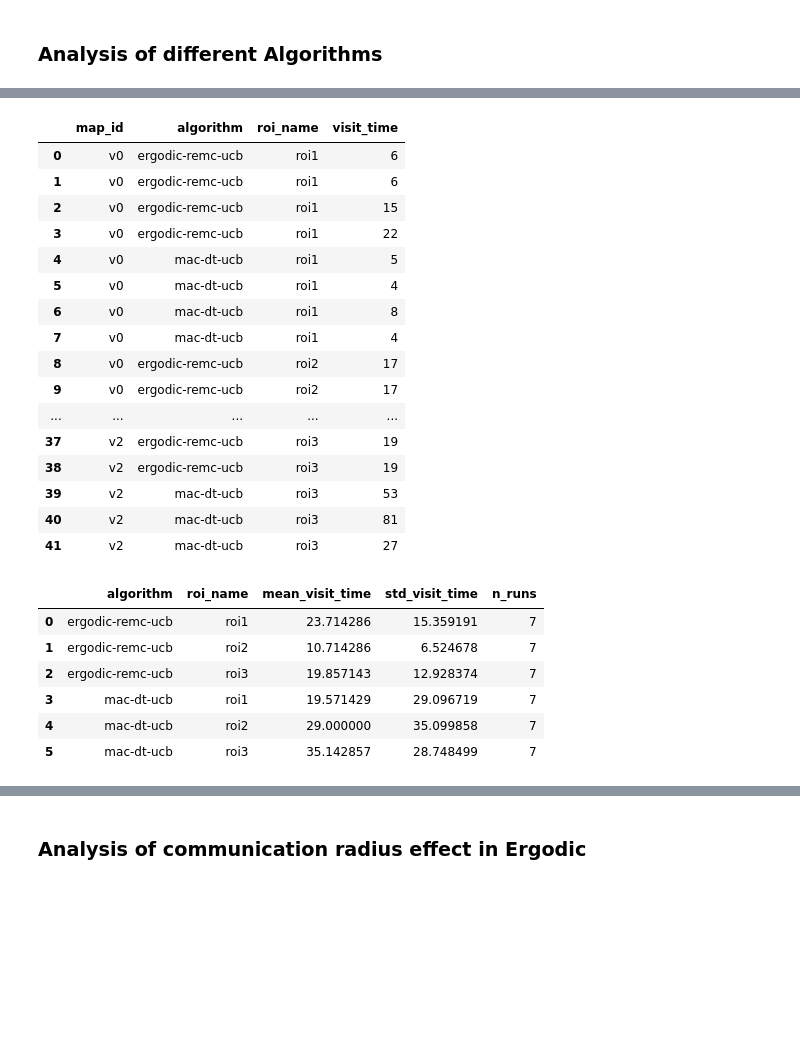
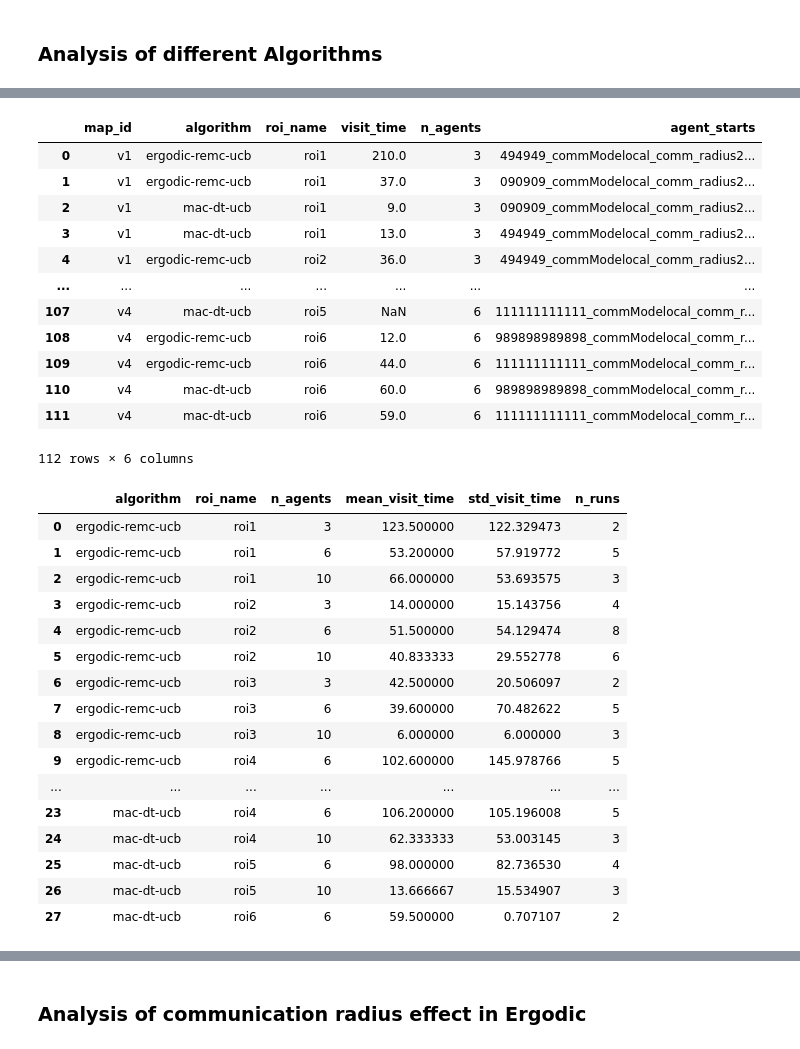
Before and after one commit to sastry-group/MAES, a Jupyter notebook: viz/plot_multiple_methods.ipynb, the cells around one changed output, grey strips where cells are left out. Saved outputs shown, nothing was run; the diff lists cells and outputs as text; code cells hidden in the pictures; blank space fills up the shorter version.

```diff
--- a/viz/plot_multiple_methods.ipynb
+++ b/viz/plot_multiple_methods.ipynb
@@ -145,7 +155,7 @@ def recover_state_index_map(data):
 # %% [markdown]
 ### Analysis of different Algorithms
 # %%
-BATCH_DIR = Path("/home/gaby/Documents/UCB/AAM/GIT/sastryrepo/MarkovErgodic/MAES/results/plannerComparisonSmallGrid")
+BATCH_DIR = Path("/home/gaby/Documents/UCB/AAM/GIT/sastryrepo/MarkovErgodic/MAES/results/plannerComparison10x10Grid")
 for run_dir in list(BATCH_DIR.iterdir()):
     npz = load_run_npz(run_dir)
     print(run_dir.name, "→", get_method_label(npz))
@@ -177,6 +189,7 @@ for run_dir in BATCH_DIR.iterdir():
     npz = load_run_npz(run_dir)
     label = get_method_label(npz)
     map_id = extract_map_id_from_name(run_dir.name)
+    agent_starts = run_dir.name.split("starts")[-1]
 
     roi_rc   = npz["roi_rc"]                  # (n_roi_cells, 2)
     roi_name = npz["roi_name"]                # (n_roi_cells,)
@@ -192,6 +205,9 @@ for run_dir in BATCH_DIR.iterdir():
             "algorithm": label,
             "roi_name": name,
             "visit_time": t if t >= 0 else np.nan,
+            "n_agents": npz["n_agents"].item() if "n_agents" in npz else None,
+            "agent_starts": agent_starts
+
         })
 
 roi_df = pd.DataFrame(roi_rows)
@@ -199,45 +215,54 @@ roi_df = roi_df.sort_values(
     ["map_id", "roi_name", "algorithm"]
 ).reset_index(drop=True)
 
-roi_df
+from IPython.display import display
+
+display(roi_df)
+# roi_df
 # %% [output]
-|  | map_id | algorithm | roi_name | visit_time |
-| 0 | v0 | ergodic-remc-ucb | roi1 | 6 |
-| 1 | v0 | ergodic-remc-ucb | roi1 | 6 |
-| 2 | v0 | ergodic-remc-ucb | roi1 | 15 |
-| 3 | v0 | ergodic-remc-ucb | roi1 | 22 |
-| 4 | v0 | mac-dt-ucb | roi1 | 5 |
-| 5 | v0 | mac-dt-ucb | roi1 | 4 |
-| 6 | v0 | mac-dt-ucb | roi1 | 8 |
-| 7 | v0 | mac-dt-ucb | roi1 | 4 |
-| 8 | v0 | ergodic-remc-ucb | roi2 | 17 |
-| 9 | v0 | ergodic-remc-ucb | roi2 | 17 |
-| ... | ... | ... | ... | ... |
-| 37 | v2 | ergodic-remc-ucb | roi3 | 19 |
-| 38 | v2 | ergodic-remc-ucb | roi3 | 19 |
-| 39 | v2 | mac-dt-ucb | roi3 | 53 |
-| 40 | v2 | mac-dt-ucb | roi3 | 81 |
-| 41 | v2 | mac-dt-ucb | roi3 | 27 |
+|  | map_id | algorithm | roi_name | visit_time | n_agents | agent_starts |
+| 0 | v1 | ergodic-remc-ucb | roi1 | 210.0 | 3 | 494949_commModelocal_comm_radius2... |
+| 1 | v1 | ergodic-remc-ucb | roi1 | 37.0 | 3 | 090909_commModelocal_comm_radius2... |
+| 2 | v1 | mac-dt-ucb | roi1 | 9.0 | 3 | 090909_commModelocal_comm_radius2... |
+| 3 | v1 | mac-dt-ucb | roi1 | 13.0 | 3 | 494949_commModelocal_comm_radius2... |
+| 4 | v1 | ergodic-remc-ucb | roi2 | 36.0 | 3 | 494949_commModelocal_comm_radius2... |
+| ... | ... | ... | ... | ... | ... | ... |
+| 107 | v4 | mac-dt-ucb | roi5 | NaN | 6 | 111111111111_commModelocal_comm_r... |
+| 108 | v4 | ergodic-remc-ucb | roi6 | 12.0 | 6 | 989898989898_commModelocal_comm_r... |
+| 109 | v4 | ergodic-remc-ucb | roi6 | 44.0 | 6 | 111111111111_commModelocal_comm_r... |
+| 110 | v4 | mac-dt-ucb | roi6 | 60.0 | 6 | 989898989898_commModelocal_comm_r... |
+| 111 | v4 | mac-dt-ucb | roi6 | 59.0 | 6 | 111111111111_commModelocal_comm_r... |
+112 rows × 6 columns
 # %%
 summary = (
     roi_df
-    .groupby(["algorithm", "roi_name"], as_index=False)
+    .groupby(["algorithm", "roi_name","n_agents"], as_index=False)
     .agg(
         mean_visit_time=("visit_time", "mean"),
         std_visit_time=("visit_time", "std"),
         n_runs=("visit_time", "count"),
     )
 )
 
 summary
 # %% [output]
-|  | algorithm | roi_name | mean_visit_time | std_visit_time | n_runs |
-| 0 | ergodic-remc-ucb | roi1 | 23.714286 | 15.359191 | 7 |
-| 1 | ergodic-remc-ucb | roi2 | 10.714286 | 6.524678 | 7 |
-| 2 | ergodic-remc-ucb | roi3 | 19.857143 | 12.928374 | 7 |
-| 3 | mac-dt-ucb | roi1 | 19.571429 | 29.096719 | 7 |
-| 4 | mac-dt-ucb | roi2 | 29.000000 | 35.099858 | 7 |
-| 5 | mac-dt-ucb | roi3 | 35.142857 | 28.748499 | 7 |
+|  | algorithm | roi_name | n_agents | mean_visit_time | std_visit_time | n_runs |
+| 0 | ergodic-remc-ucb | roi1 | 3 | 123.500000 | 122.329473 | 2 |
+| 1 | ergodic-remc-ucb | roi1 | 6 | 53.200000 | 57.919772 | 5 |
+| 2 | ergodic-remc-ucb | roi1 | 10 | 66.000000 | 53.693575 | 3 |
+| 3 | ergodic-remc-ucb | roi2 | 3 | 14.000000 | 15.143756 | 4 |
+| 4 | ergodic-remc-ucb | roi2 | 6 | 51.500000 | 54.129474 | 8 |
+| 5 | ergodic-remc-ucb | roi2 | 10 | 40.833333 | 29.552778 | 6 |
+| 6 | ergodic-remc-ucb | roi3 | 3 | 42.500000 | 20.506097 | 2 |
+| 7 | ergodic-remc-ucb | roi3 | 6 | 39.600000 | 70.482622 | 5 |
+| 8 | ergodic-remc-ucb | roi3 | 10 | 6.000000 | 6.000000 | 3 |
+| 9 | ergodic-remc-ucb | roi4 | 6 | 102.600000 | 145.978766 | 5 |
+| ... | ... | ... | ... | ... | ... | ... |
+| 23 | mac-dt-ucb | roi4 | 6 | 106.200000 | 105.196008 | 5 |
+| 24 | mac-dt-ucb | roi4 | 10 | 62.333333 | 53.003145 | 3 |
+| 25 | mac-dt-ucb | roi5 | 6 | 98.000000 | 82.736530 | 4 |
+| 26 | mac-dt-ucb | roi5 | 10 | 13.666667 | 15.534907 | 3 |
+| 27 | mac-dt-ucb | roi6 | 6 | 59.500000 | 0.707107 | 2 |
 # %%
 
 summary = (
```
Also changed, not shown: parts of 33 cells of this notebook, 18 other files.
